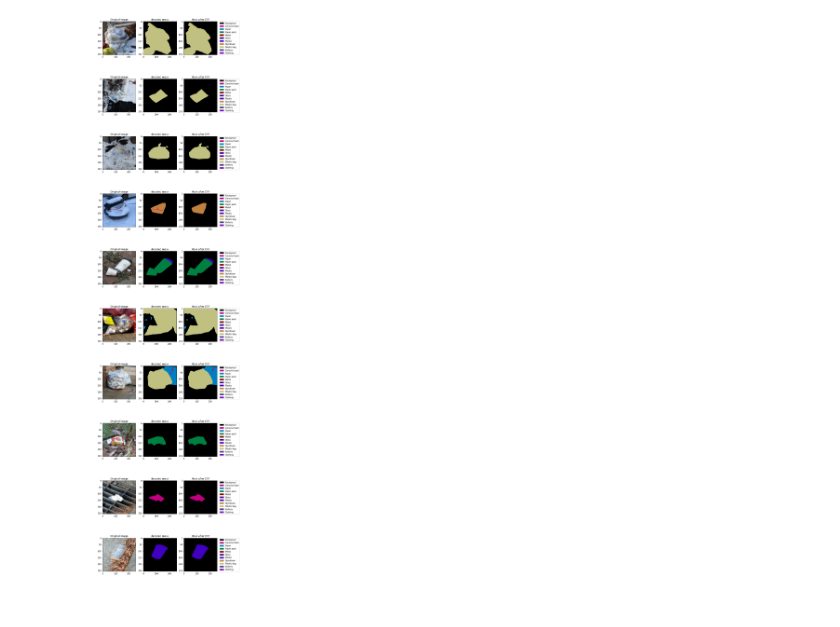
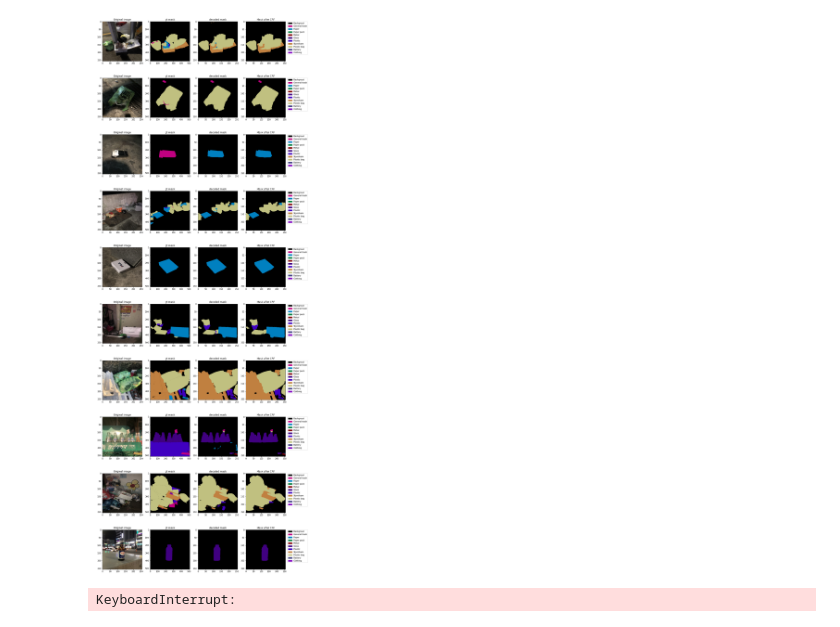
Before and after one commit to boostcampaitech3/level2-semantic-segmentation-level2-cv-15, a Jupyter notebook: notebook/apply_crf.ipynb, the cells around one changed output. Drawn from its saved outputs; the diff is of its cells as text; code cells hidden in the pictures.

Commit message:
[Feat] Update apply_crf.ipynb validation set으로 crf를 검증하고 gt 확인할 수 있도록 수정
resolves #9

```diff
--- a/notebook/apply_crf.ipynb
+++ b/notebook/apply_crf.ipynb
@@ -21,15 +21,12 @@ def decode(rle_mask):
     img = s.reshape(256,256)
 
     return img
-# %%
-df = pd.read_csv('output (8).csv')
-decoded_mask = decode(df.loc[3,'PredictionString'])
 # %%
 """
 reading and decoding the submission
 
 """
-df = pd.read_csv('output (8).csv')
+df = pd.read_csv('31_valid2_2.csv')
 i = 527
 j = 1
 plt.figure(figsize=(30,15))
@@ -66,12 +79,16 @@ def crf(original_image, mask_img):
     U = unary_from_labels(labels, n_labels, gt_prob=0.7, zero_unsure=False)
     d.setUnaryEnergy(U)
 
-    # This adds the color-independent term, features are the locations only.
-    d.addPairwiseGaussian(sxy=(3, 3), compat=10, kernel=dcrf.DIAG_KERNEL,
+    # # This adds the color-independent term, features are the locations only.
+    d.addPairwiseGaussian(sxy=(3, 3), compat=5, kernel=dcrf.DIAG_KERNEL,
                       normalization=dcrf.NORMALIZE_SYMMETRIC)
 
+    # This adds the color-dependent term, i.e. features are (x,y,r,g,b).
+    # im is an image-array, e.g. im.dtype == np.uint8 and im.shape == (640,480,3)
+    d.addPairwiseBilateral(sxy=(15,15), srgb=(10,10,10), rgbim=original_image, compat=5, kernel=dcrf.DIAG_KERNEL, normalization=dcrf.NORMALIZE_SYMMETRIC)
+
     #Run Inference for 10 steps
-    Q = d.inference(10)
+    Q = d.inference(15)
 
     # Find out the most probable class for each pixel.
     MAP = np.argmax(Q, axis=0)
@@ -120,41 +153,47 @@ def label_to_color_image(label):
 visualizing the effect of applying CRF
 
 """
 test_path = '/opt/ml/input/data/'
+annot_path = '/opt/ml/input/mmseg/annotations/'
 nImgs = 10
-start = 22
+start = 5
 
 category_and_rgb = [[category, (r,g,b)] for idx, (category, r, g, b) in enumerate(class_colormap.values)]
 legend_elements = [Patch(facecolor=webcolors.rgb_to_hex(rgb),
                             edgecolor=webcolors.rgb_to_hex(rgb),
                             label=category) for category, rgb in category_and_rgb]
 
 
-fig, ax = plt.subplots(nrows=nImgs, ncols=3, figsize=(10, 4*nImgs), constrained_layout=True)
+fig, ax = plt.subplots(nrows=nImgs, ncols=4, figsize=(15, 4*nImgs), constrained_layout=True)
 # plt.subplots_adjust(wspace=0.5,hspace=0.5)  #adjust this to change vertical and horiz. spacings..
 for i in range(nImgs):
     if str(df.loc[i,'PredictionString'])!=str(np.nan):
         decoded_mask = decode(df.loc[start + i,'PredictionString'])
+        mask = cv2.imread(annot_path + "".join(df.loc[start + i, 'image_id'].split('/')).split(".")[0]+".png")
+        mask = cv2.cvtColor(mask, cv2.COLOR_BGR2GRAY)
         orig_img = cv2.imread(test_path+df.loc[start + i,'image_id'])
         orig_img = cv2.cvtColor(orig_img, cv2.COLOR_BGR2RGB)
         orig_img = cv2.resize(orig_img, (256,256), interpolation=cv2.INTER_AREA)
         #Applying CRF on FCN-16 annotated image
         crf_output = crf(orig_img,decoded_mask)
         decoded_mask = label_to_color_image(decoded_mask)
+        mask = label_to_color_image(mask)
         crf_output = label_to_color_image(crf_output)
 
 
         ax[i][0].imshow(orig_img)
         ax[i][0].set_title('Original image')
-        ax[i][1].imshow(decoded_mask)
-        ax[i][1].set_title('decoded mask')
-        ax[i][2].imshow(crf_output)
-        ax[i][2].set_title('Mask after CRF')
-        ax[i][2].legend(handles=legend_elements, bbox_to_anchor=(1.05, 1), loc=2, borderaxespad=0)
+        ax[i][1].imshow(mask)
+        ax[i][1].set_title('gt mask')
+        ax[i][2].imshow(decoded_mask)
+        ax[i][2].set_title('decoded mask')
+        ax[i][3].imshow(crf_output)
+        ax[i][3].set_title('Mask after CRF')
+        ax[i][3].legend(handles=legend_elements, bbox_to_anchor=(1.05, 1), loc=2, borderaxespad=0)
 
 plt.show()
 # %% [output]
-[figure, old version]
+[figure, new version]
 # %%
 """
 used for converting the decoded image to rle mask
@@ -177,5 +216,7 @@ for i in tqdm(range(df.shape[0])):
         orig_img = cv2.resize(orig_img, (256,256), interpolation=cv2.INTER_AREA)
         crf_output = crf(orig_img,decoded_mask)
         df.loc[i,'PredictionString'] = encode(crf_output)
+# %% [output]
+KeyboardInterrupt:
 # %%
 df.to_csv('crf_correction.csv',index=False)
```
Also changed, not shown: parts of 3 cells of this notebook.
